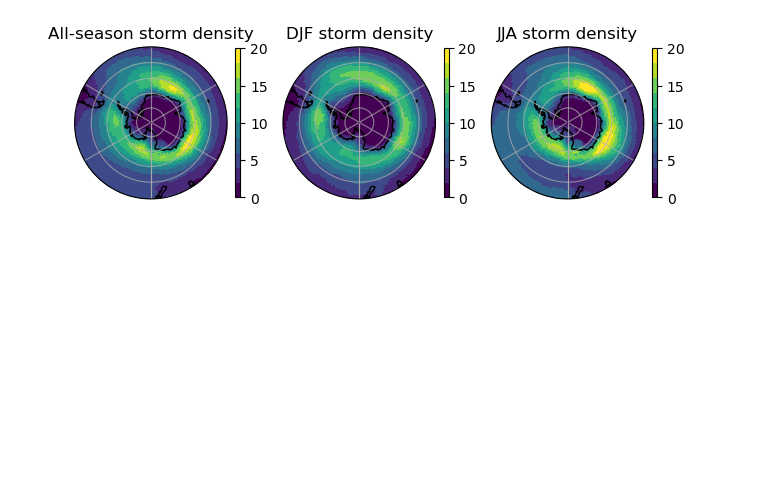
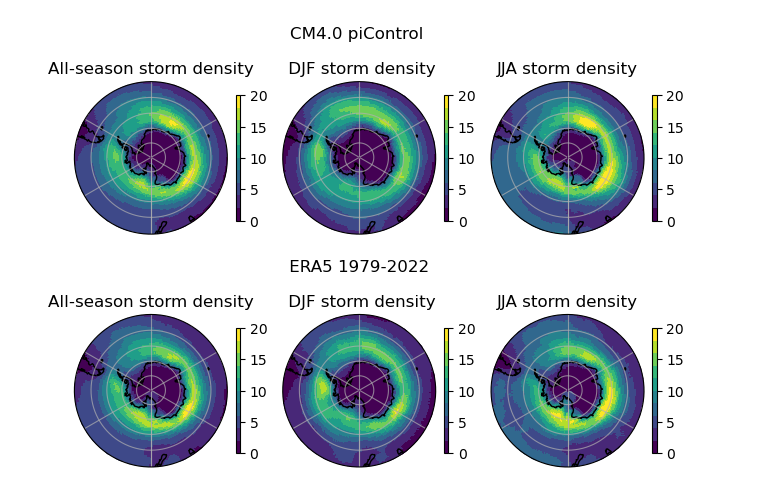
Before and after one commit to keturner8/CM4_storms, a Jupyter notebook: analysis_figures/stormtracks/stormtracks_TE_5deg_hist.ipynb, the cells around one changed output. Cells and saved outputs as stored; diff of their text form; code cells hidden in the pictures; blank space fills up the shorter version.

Commit message:
fixed bug with all-year histograms and added ERA5 storm node statistics

```diff
--- a/analysis_figures/stormtracks/stormtracks_TE_5deg_hist.ipynb
+++ b/analysis_figures/stormtracks/stormtracks_TE_5deg_hist.ipynb
@@ -15,43 +15,76 @@ circle = mpath.Path(verts * radius + center)
 ds_251 = xr.open_dataset("/work/Katherine.Turner/tempest-extremes/kernel/hist5deg_odiv-251.nc")
 ds_251_JJA = xr.open_dataset("/work/Katherine.Turner/tempest-extremes/kernel/hist5deg_odiv-251_JJA.nc")
 ds_251_DJF = xr.open_dataset("/work/Katherine.Turner/tempest-extremes/kernel/hist5deg_odiv-251_DJF.nc")
+
+ds_era = xr.open_dataset("/work/Katherine.Turner/tempest-extremes/kernel/hist5deg_ERA5.nc")
+ds_era_JJA = xr.open_dataset("/work/Katherine.Turner/tempest-extremes/kernel/hist5deg_ERA5_JJA.nc")
+ds_era_DJF = xr.open_dataset("/work/Katherine.Turner/tempest-extremes/kernel/hist5deg_ERA5_DJF.nc")
 # %%
-fig, axs = plt.subplots(nrows=1, ncols=3,
+fig, axs = plt.subplots(nrows=2, ncols=3,
                        subplot_kw={'projection': ccrs.SouthPolarStereo()})
 axs = axs.flatten()
+
+###################### CM4 HISTOGRAMS ##############################
 
 ds_251.hist_5deg.plot(ax=axs[0], transform=ccrs.PlateCarree(),
                                     cbar_kwargs = {'fraction': 0.03,
                                                     'aspect': 30,
                                                     'shrink': 0.7,
                                                     'label':''},
                                     cmap=plt.get_cmap('viridis', 10),
                                     vmin = 0, vmax=20, extend="neither")
 axs[0].set_title("All-season storm density")
 ds_251_DJF.hist_5deg.plot(ax=axs[1], transform=ccrs.PlateCarree(),
                                      cbar_kwargs = {'fraction': 0.03,
                                                     'aspect': 30,
                                                     'shrink': 0.7,
                                                     'label':''},
                                     cmap=plt.get_cmap('viridis', 10),
                                     vmin = 0, vmax=20, extend="neither")
-axs[1].set_title("DJF storm density")
+axs[1].set_title("CM4.0 piControl \n \n DJF storm density")
 ds_251_JJA.hist_5deg.plot(ax=axs[2], transform=ccrs.PlateCarree(),
                                      cbar_kwargs = {'fraction': 0.03,
                                                     'aspect': 30,
                                                     'shrink': 0.7,
                                                     'label':''},
                                     cmap=plt.get_cmap('viridis', 10),
                                     vmin = 0, vmax=20, extend="neither")
 axs[2].set_title("JJA storm density")
 
-for i in np.arange(3):
+###################### ERA5 HISTOGRAMS ##############################
+
+ds_era.hist_5deg.plot(ax=axs[3], transform=ccrs.PlateCarree(),
+                                    cbar_kwargs = {'fraction': 0.03,
+                                                    'aspect': 30,
+                                                    'shrink': 0.7,
+                                                    'label':''},
+                                    cmap=plt.get_cmap('viridis', 10),
+                                    vmin = 0, vmax=20, extend="neither")
+axs[3].set_title("All-season storm density")
+ds_era_DJF.hist_5deg.plot(ax=axs[4], transform=ccrs.PlateCarree(),
+                                     cbar_kwargs = {'fraction': 0.03,
+                                                    'aspect': 30,
+                                                    'shrink': 0.7,
+                                                    'label':''},
+                                    cmap=plt.get_cmap('viridis', 10),
+                                    vmin = 0, vmax=20, extend="neither")
+axs[4].set_title("\n ERA5 1979-2022 \n \n DJF storm density")
+ds_era_JJA.hist_5deg.plot(ax=axs[5], transform=ccrs.PlateCarree(),
+                                     cbar_kwargs = {'fraction': 0.03,
+                                                    'aspect': 30,
+                                                    'shrink': 0.7,
+                                                    'label':''},
+                                    cmap=plt.get_cmap('viridis', 10),
+                                    vmin = 0, vmax=20, extend="neither")
+axs[5].set_title("JJA storm density")
+
+for i in np.arange(6):
     axs[i].set_extent([-180, 180, -90, -40], ccrs.PlateCarree())
     axs[i].gridlines(alpha=0.7)
     axs[i].set_boundary(circle, transform=axs[i].transAxes)
     axs[i].coastlines()
 
 plt.tight_layout()
 plt.savefig("/work/Katherine.Turner/CM4_storms/analysis_figures/CM4_stormtracks_TE.png", format="png", dpi=100, bbox_inches="tight")
 # %% [output]
-[figure, old version]
+[figure, new version]
```
Also changed, not shown: 3 other files.
